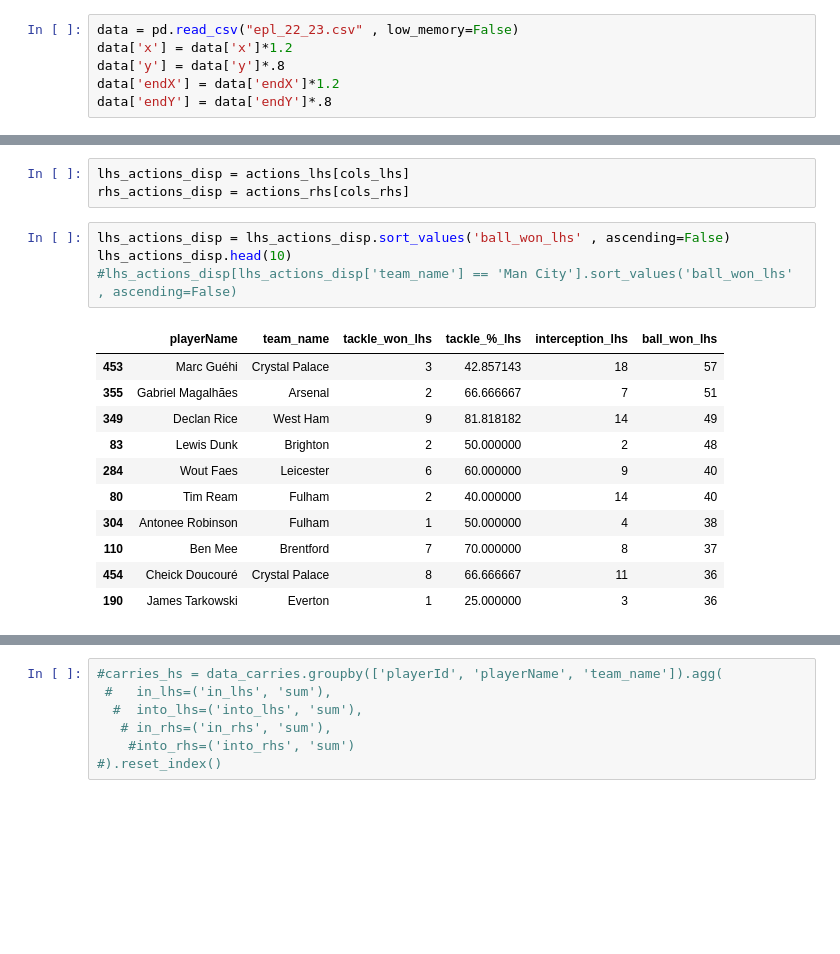
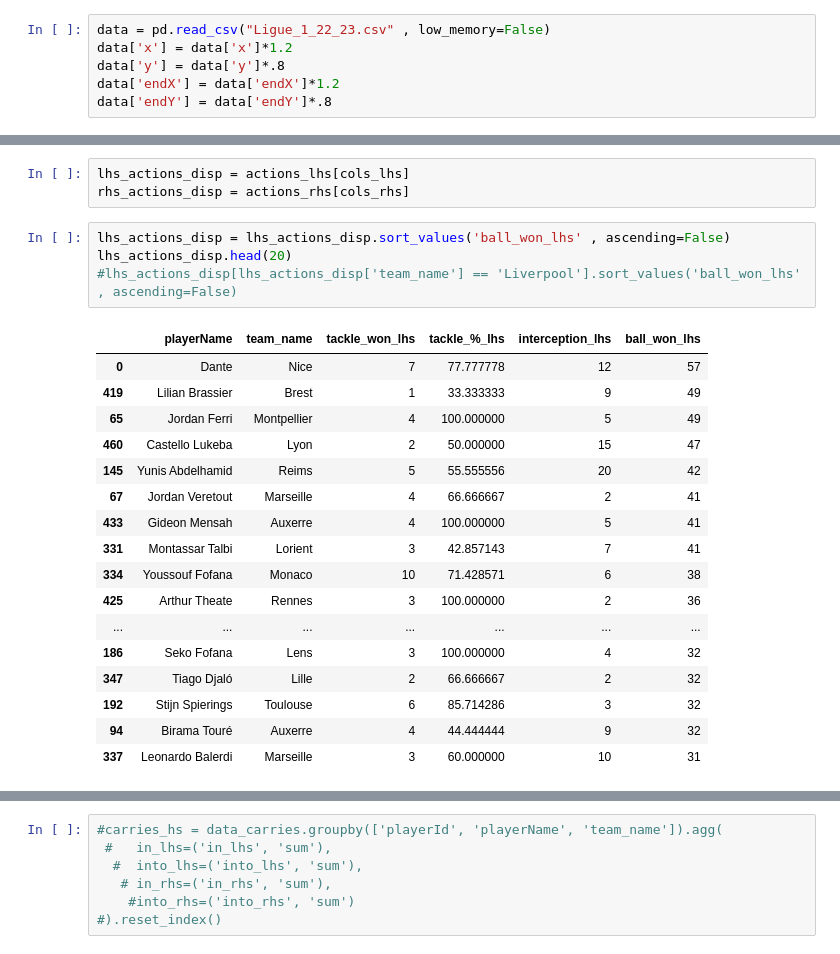
Before and after one commit to pranavm28/Football-Data-Viz, a Jupyter notebook: Defensive Halfspace Calculations.ipynb, the cells around one changed output, grey strips where cells are left out. Cells and saved outputs as stored; diff of their text form; blank space fills up the shorter version.

```diff
--- a/Defensive Halfspace Calculations.ipynb
+++ b/Defensive Halfspace Calculations.ipynb
@@ -9,7 +9,7 @@ from matplotlib.colors import LinearSegmentedColormap
 from scipy.ndimage import gaussian_filter
 import matplotlib.patheffects as path_effects
 # %%
-data = pd.read_csv("epl_22_23.csv" , low_memory=False)
+data = pd.read_csv("Ligue_1_22_23.csv" , low_memory=False)
 data['x'] = data['x']*1.2
 data['y'] = data['y']*.8
 data['endX'] = data['endX']*1.2
@@ -205,19 +205,25 @@ lhs_actions_disp = actions_lhs[cols_lhs]
 rhs_actions_disp = actions_rhs[cols_rhs]
 # %%
 lhs_actions_disp = lhs_actions_disp.sort_values('ball_won_lhs' , ascending=False)
-lhs_actions_disp.head(10)
-#lhs_actions_disp[lhs_actions_disp['team_name'] == 'Man City'].sort_values('ball_won_lhs' , ascending=False)
+lhs_actions_disp.head(20)
+#lhs_actions_disp[lhs_actions_disp['team_name'] == 'Liverpool'].sort_values('ball_won_lhs' , ascending=False)
 # %% [output]
 |  | playerName | team_name | tackle_won_lhs | tackle_%_lhs | interception_lhs | ball_won_lhs |
-| 453 | Marc Guéhi | Crystal Palace | 3 | 42.857143 | 18 | 57 |
-| 355 | Gabriel Magalhães | Arsenal | 2 | 66.666667 | 7 | 51 |
-| 349 | Declan Rice | West Ham | 9 | 81.818182 | 14 | 49 |
-| 83 | Lewis Dunk | Brighton | 2 | 50.000000 | 2 | 48 |
-| 284 | Wout Faes | Leicester | 6 | 60.000000 | 9 | 40 |
-| 80 | Tim Ream | Fulham | 2 | 40.000000 | 14 | 40 |
-| 304 | Antonee Robinson | Fulham | 1 | 50.000000 | 4 | 38 |
-| 110 | Ben Mee | Brentford | 7 | 70.000000 | 8 | 37 |
-| 454 | Cheick Doucouré | Crystal Palace | 8 | 66.666667 | 11 | 36 |
-| 190 | James Tarkowski | Everton | 1 | 25.000000 | 3 | 36 |
+| 0 | Dante | Nice | 7 | 77.777778 | 12 | 57 |
+| 419 | Lilian Brassier | Brest | 1 | 33.333333 | 9 | 49 |
+| 65 | Jordan Ferri | Montpellier | 4 | 100.000000 | 5 | 49 |
+| 460 | Castello Lukeba | Lyon | 2 | 50.000000 | 15 | 47 |
+| 145 | Yunis Abdelhamid | Reims | 5 | 55.555556 | 20 | 42 |
+| 67 | Jordan Veretout | Marseille | 4 | 66.666667 | 2 | 41 |
+| 433 | Gideon Mensah | Auxerre | 4 | 100.000000 | 5 | 41 |
+| 331 | Montassar Talbi | Lorient | 3 | 42.857143 | 7 | 41 |
+| 334 | Youssouf Fofana | Monaco | 10 | 71.428571 | 6 | 38 |
+| 425 | Arthur Theate | Rennes | 3 | 100.000000 | 2 | 36 |
+| ... | ... | ... | ... | ... | ... | ... |
+| 186 | Seko Fofana | Lens | 3 | 100.000000 | 4 | 32 |
+| 347 | Tiago Djaló | Lille | 2 | 66.666667 | 2 | 32 |
+| 192 | Stijn Spierings | Toulouse | 6 | 85.714286 | 3 | 32 |
+| 94 | Birama Touré | Auxerre | 4 | 44.444444 | 9 | 32 |
+| 337 | Leonardo Balerdi | Marseille | 3 | 60.000000 | 10 | 31 |
 # %%
 rhs_actions_disp = rhs_actions_disp.sort_values('ball_won_rhs' , ascending=False)
```
Also changed, not shown: parts of 4 cells of this notebook.
